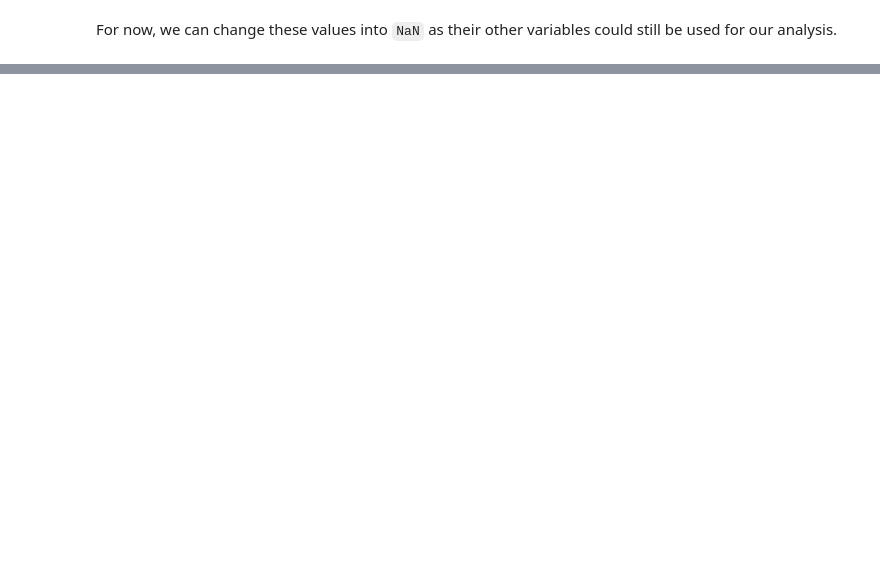
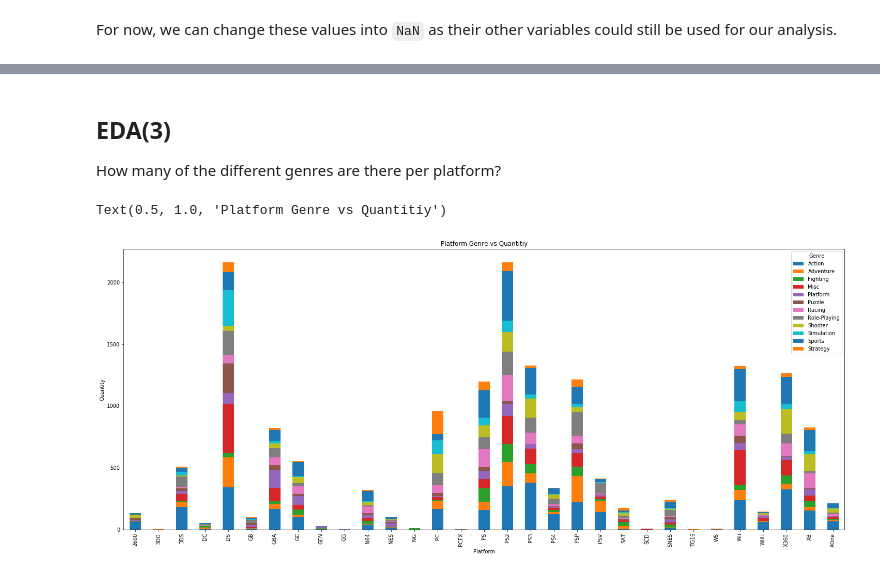
Before and after one commit to renjirong/CSMODELCaseStudyTBD, a Jupyter notebook: TBD_CaseStudy.ipynb, the cells around one changed output, grey strips where cells are left out. Saved outputs shown, nothing was run; the diff lists cells and outputs as text; code cells hidden in the pictures; blank space fills up the shorter version.

```diff
--- a/TBD_CaseStudy.ipynb
+++ b/TBD_CaseStudy.ipynb
@@ -99,0 +129,20 @@ new_df.sort_values(by=['Year'],ascending = False)
+# %% [markdown]
+## EDA(3)
+
+How many of the different genres are there per platform?
+# %%
+#Removes the columns of the unnecessary data
+publisher_df = new_df.drop(["Rank", "Year","NA_Sales","EU_Sales", "JP_Sales", "Other_Sales","Publisher"], axis=1)
+
+
+
+#Sums the Global Sales
+
+publisher_df.groupby(["Platform", "Genre"]).size().unstack().plot(kind="bar", stacked="True", figsize=(25,10))
+plt.xlabel("Platform")
+plt.ylabel("Quantity")
+plt.title("Platform Genre vs Quantitiy")
+#Creates the bar graph
+# %% [output]
+Text(0.5, 1.0, 'Platform Genre vs Quantitiy')
+[figure, added]
```
Also changed, not shown: parts of 7 cells of this notebook.
